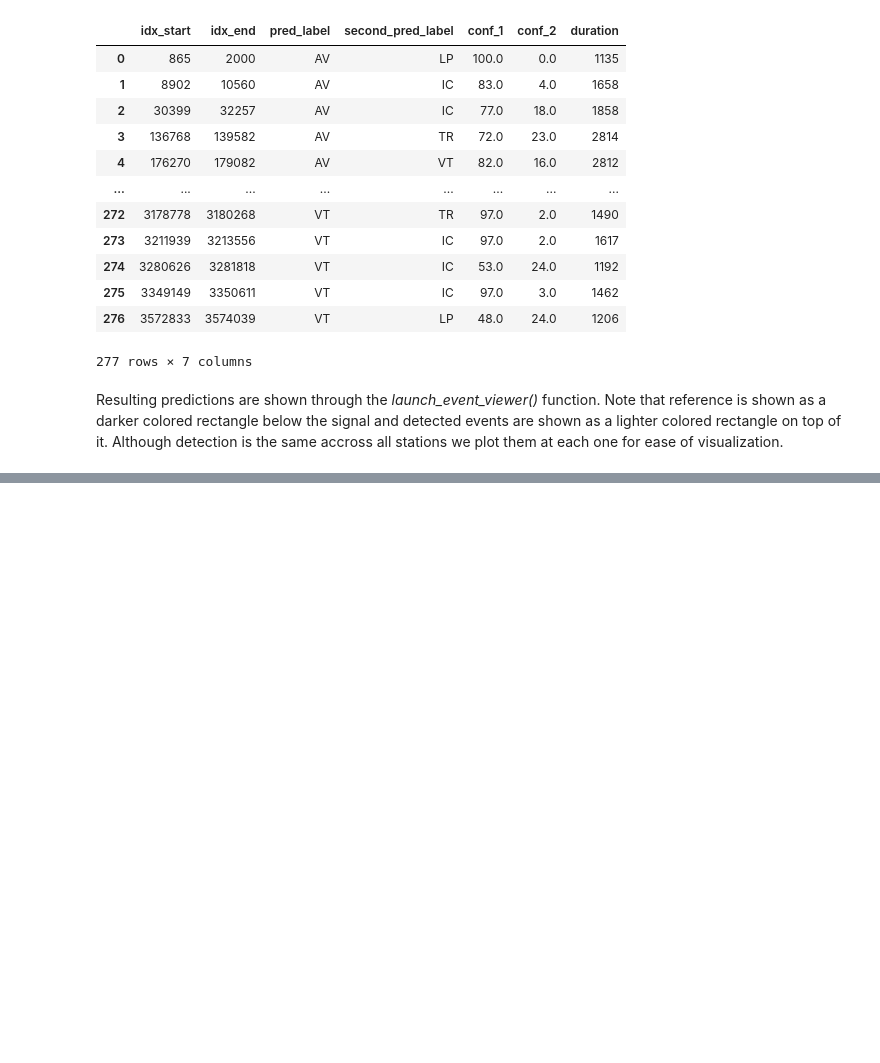
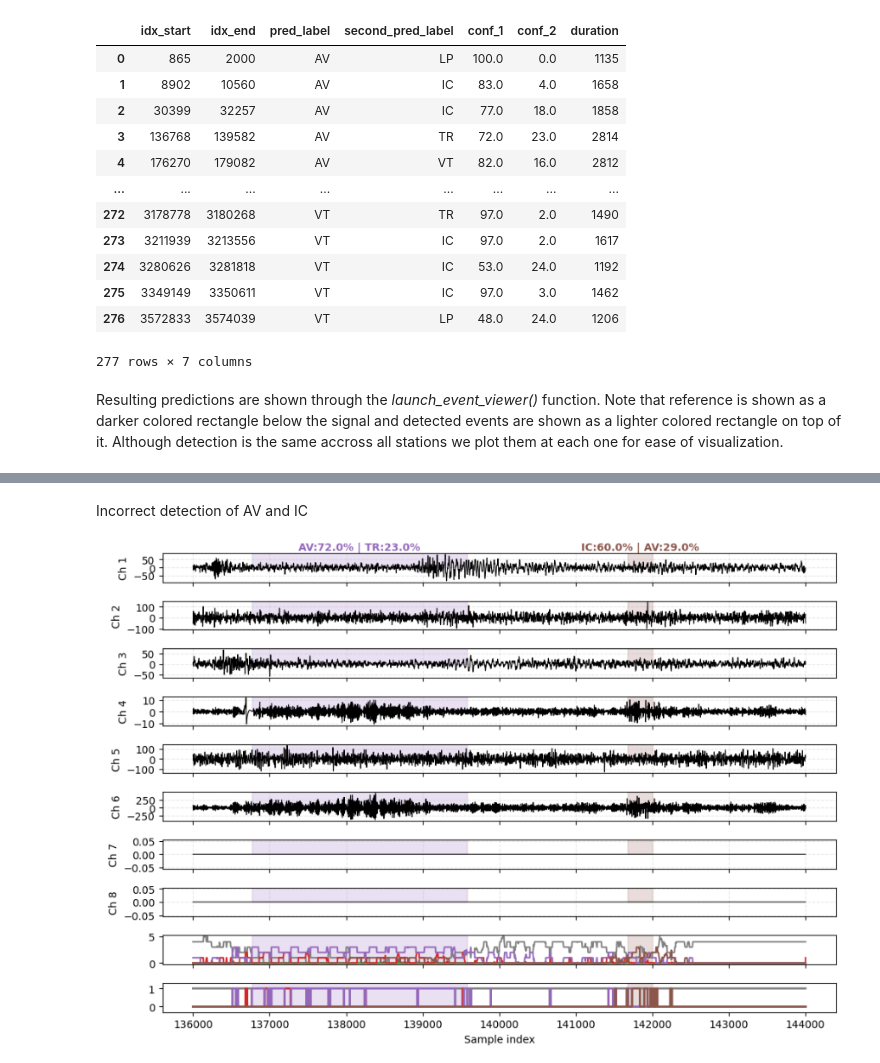
Before and after one commit to camilo-espinosa/volcano-seismic-segmentation, a Jupyter notebook: examples/continuous_detection_demo.ipynb, the cells around one changed output, grey strips where cells are left out. Drawn from its saved outputs; the diff is of its cells as text; code cells hidden in the pictures; blank space fills up the shorter version.

```diff
--- a/examples/continuous_detection_demo.ipynb
+++ b/examples/continuous_detection_demo.ipynb
@@ -240,0 +252,6 @@ VBox(children=(HBox(children=(Button(description='⟵\xa0Prev\xa0Pred', style=Bu
+# %% [markdown]
+Incorrect detection of AV and IC
+# %%
+display(Image(filename="../data/AV_IC.png"))
+# %% [output]
+[figure, added]
```
Also changed, not shown: parts of 15 cells of this notebook, 7 other files.
